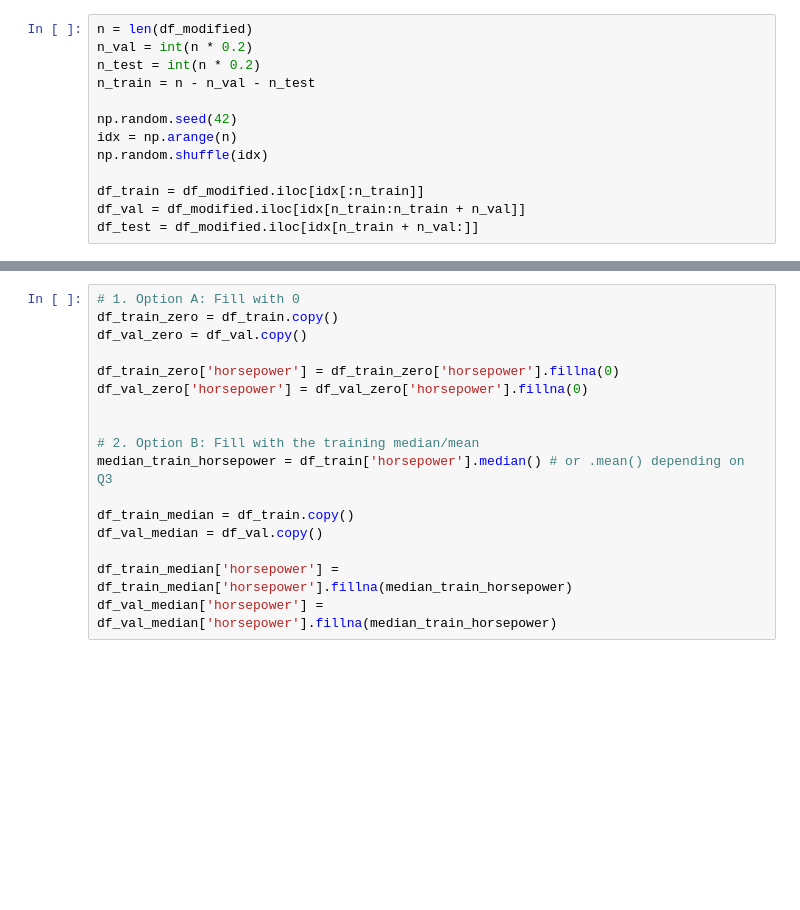
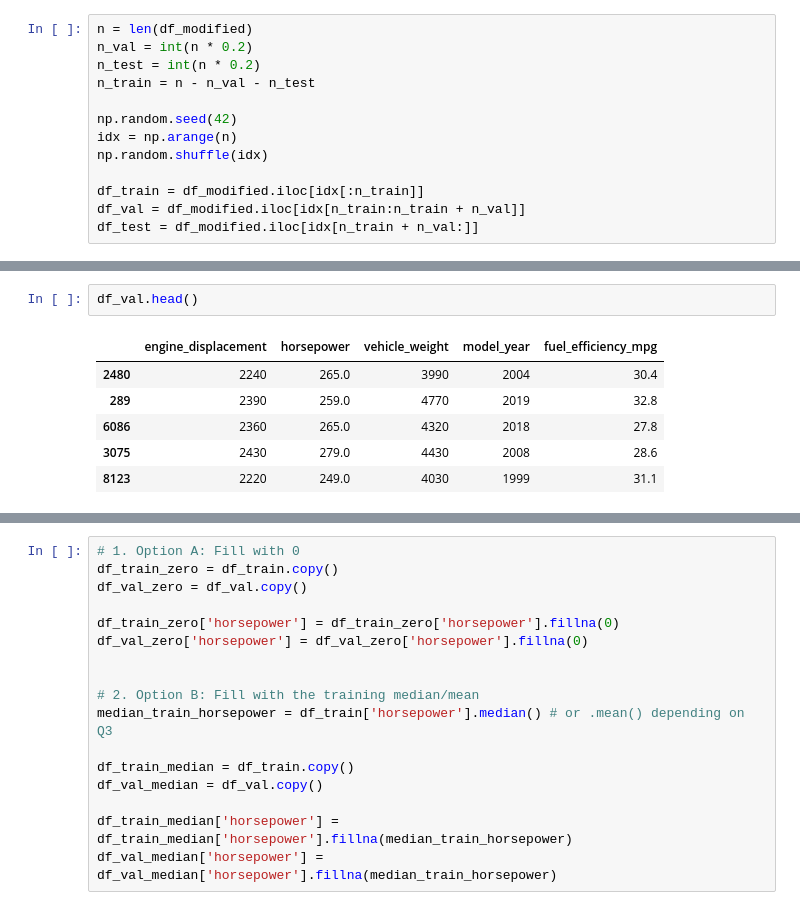
Before and after one commit to Vladimeri9/machine-learning-zoomcamp-homework, a Jupyter notebook: 02-regression/HW2.ipynb, the cells around one changed output, grey strips where cells are left out. Cells and saved outputs as stored; diff of their text form; blank space fills up the shorter version.

```diff
--- a/02-regression/HW2.ipynb
+++ b/02-regression/HW2.ipynb
@@ -76,0 +86,9 @@ df_test = df_modified.iloc[idx[n_train + n_val:]]
+# %%
+df_val.head()
+# %% [output]
+|  | engine_displacement | horsepower | vehicle_weight | model_year | fuel_efficiency_mpg |
+| 2480 | 2240 | 265.0 | 3990 | 2004 | 30.4 |
+| 289 | 2390 | 259.0 | 4770 | 2019 | 32.8 |
+| 6086 | 2360 | 265.0 | 4320 | 2018 | 27.8 |
+| 3075 | 2430 | 279.0 | 4430 | 2008 | 28.6 |
+| 8123 | 2220 | 249.0 | 4030 | 1999 | 31.1 |
```
Also changed, not shown: parts of 6 cells of this notebook.
